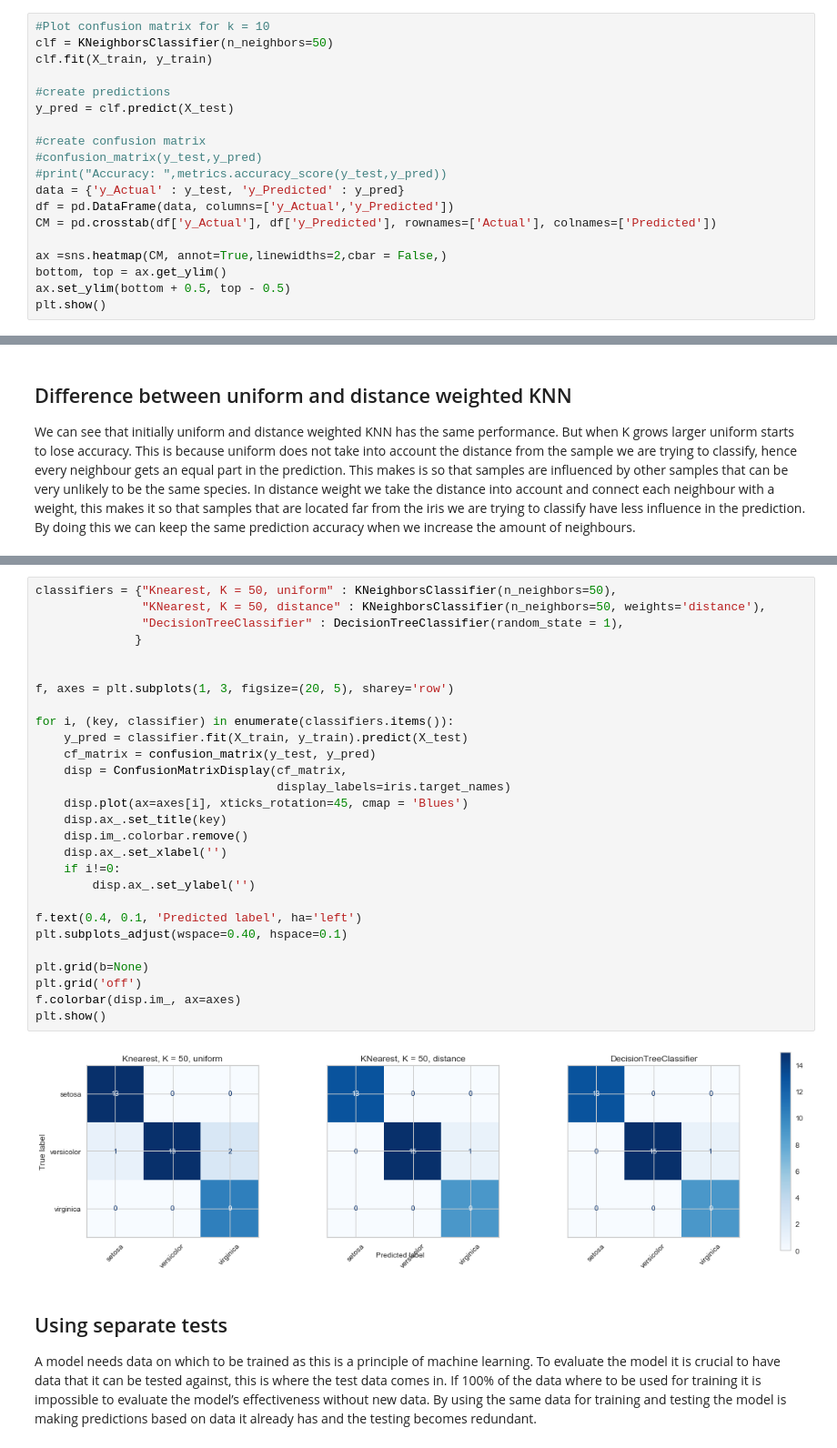
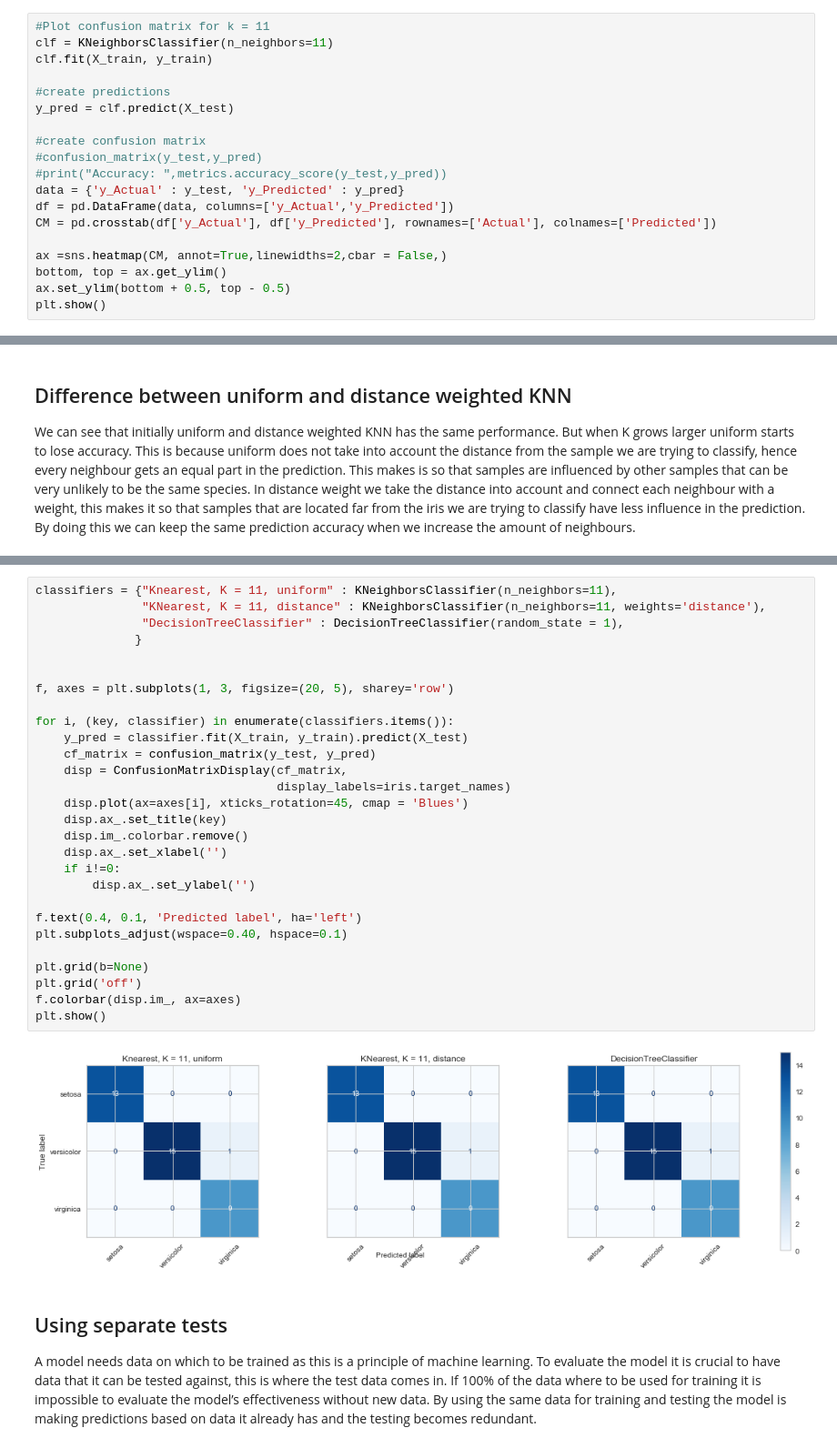
Before and after one commit to antondanieli/DAT405-assignments, a Jupyter notebook: assignments/assignment 2/assignment_2.ipynb, the cells around one changed output, grey strips where cells are left out. Shown at 91% size. Saved outputs shown, nothing was run; the diff lists cells and outputs as text.

```diff
--- a/assignments/assignment 2/assignment_2.ipynb
+++ b/assignments/assignment 2/assignment_2.ipynb
@@ -191,8 +191,8 @@ print(np.round(accuracy_score_uniform,3))
  0.921 0.921 0.921 0.921 0.816 0.684 0.632 0.632 0.605 0.605 0.605 0.605
  0.605 0.579 0.579 0.237]
 # %%
-#Plot confusion matrix for k = 10
-clf = KNeighborsClassifier(n_neighbors=50)
+#Plot confusion matrix for k = 11
+clf = KNeighborsClassifier(n_neighbors=11)
 clf.fit(X_train, y_train)
 
 #create predictions
@@ -253,33 +253,33 @@ Both KNN and decision trees are supervised algorithms used for classification. D
 # %%
-classifiers = {"Knearest, K = 50, uniform" : KNeighborsClassifier(n_neighbors=50),
-               "KNearest, K = 50, distance" : KNeighborsClassifier(n_neighbors=50, weights='distance'),
+classifiers = {"Knearest, K = 11, uniform" : KNeighborsClassifier(n_neighbors=11),
+               "KNearest, K = 11, distance" : KNeighborsClassifier(n_neighbors=11, weights='distance'),
                "DecisionTreeClassifier" : DecisionTreeClassifier(random_state = 1),
               }
 
 
 f, axes = plt.subplots(1, 3, figsize=(20, 5), sharey='row')
 
 for i, (key, classifier) in enumerate(classifiers.items()):
     y_pred = classifier.fit(X_train, y_train).predict(X_test)
     cf_matrix = confusion_matrix(y_test, y_pred)
     disp = ConfusionMatrixDisplay(cf_matrix,
                                   display_labels=iris.target_names)
     disp.plot(ax=axes[i], xticks_rotation=45, cmap = 'Blues')
     disp.ax_.set_title(key)
     disp.im_.colorbar.remove()
     disp.ax_.set_xlabel('')
     if i!=0:
         disp.ax_.set_ylabel('')
 
 f.text(0.4, 0.1, 'Predicted label', ha='left')
 plt.subplots_adjust(wspace=0.40, hspace=0.1)
 
 plt.grid(b=None)
 plt.grid('off')
 f.colorbar(disp.im_, ax=axes)
 plt.show()
 # %% [output]
-[figure, old version]
+[figure, new version]
 # %% [markdown]
 ## Using separate tests
 A model needs data on which to be trained as this is a principle of machine learning. To evaluate the model it is crucial to have data that it can be tested against, this is where the test data comes in. If 100% of the data where to be used for training it is impossible to evaluate the model’s effectiveness without new data. By using the same data for training and testing the model is making predictions based on data it already has and the testing becomes redundant.
```
Also changed, not shown: parts of 2 cells of this notebook.
